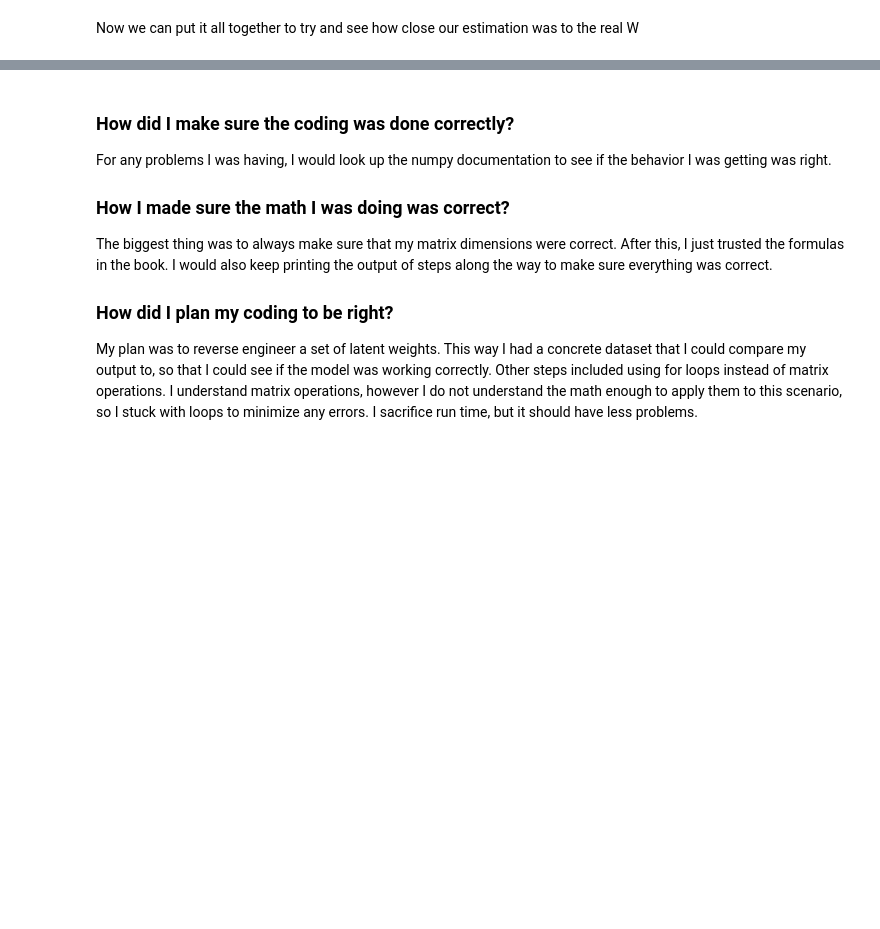
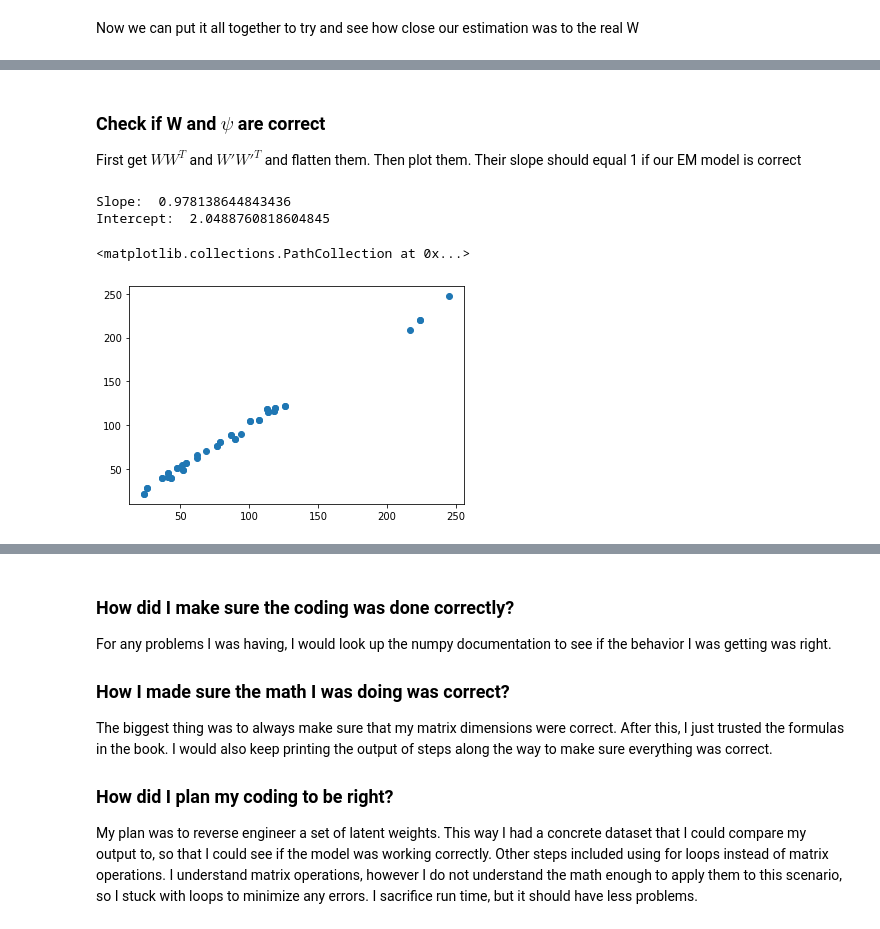
Before and after one commit to styyxofficial/DSC180A-Quarter-1-Project, a Jupyter notebook: references/Factor_Analysis.ipynb, the cells around one changed output, grey strips where cells are left out. Cells and saved outputs as stored; diff of their text form; code cells hidden in the pictures; blank space fills up the shorter version.

```diff
--- a/references/Factor_Analysis.ipynb
+++ b/references/Factor_Analysis.ipynb
@@ -52,7 +60,7 @@ array([[  5.59721184, -15.41500253, -11.29590546,  -5.01221437,
 I will use the "_L" suffix to denote learned variables. We are going to start with randomly initialized variables.
 # %%
 mu_x = np.mean(X, axis=0).reshape(-1, 1)
-W_L = np.random.uniform(low=-5, high=5, size=(X.shape[1], M))
+W_L = np.random.normal(0, 1, size=(X.shape[1], M))
 psi_L = np.diag(np.random.uniform(low=0, high=1, size=X.shape[1]))
 G = inv(np.eye(M) + W_L.T @ inv(psi_L) @ W_L)
 # %% [markdown]
@@ -87,30 +98,35 @@ psi_L = np.diag(np.diag(np.cov(X.T) - (1/N) * W_L @ psi_sum1))
+# %%
+def likelihood():
+    C = W_L @ W_L.T + psi_L
+    return -(N/2) * (np.log(det(C)) + np.trace(np.cov(X.T) * inv(C)))
 # %% [markdown]
 Now we can put it all together to try and see how close our estimation was to the real W
 # %%
-epochs = 100  # Number of iterations to run EM
+epochs = 250  # Number of iterations to run EM
+M = 3  # Number of latent variables
 
 mu_x = np.mean(X, axis=0).reshape(-1, 1)
 W_L = np.random.uniform(low=-5, high=5, size=(X.shape[1], M))
 psi_L = np.diag(np.random.uniform(low=0, high=1, size=X.shape[1]))
+likelihoods = np.zeros(shape=epochs)
 
-
-for _ in range(epochs):
+for i in range(epochs):
     # Expectation Step
     Ez_L = np.empty(X.shape[0], dtype=object)
     Ezzt_L = np.empty(X.shape[0], dtype=object)
     G = inv(np.eye(M) + W_L.T @ inv(psi_L) @ W_L)
 
-    for i in range(0, X.shape[0]):
-        Ez_L[i] = G @ W_L.T @ inv(psi_L) @ (X[i].reshape(-1, 1) - mu_x)
-        Ezzt_L[i] = G + Ez_L[i] @ Ez_L[i].T
+    for j in range(0, X.shape[0]):
+        Ez_L[j] = G @ W_L.T @ inv(psi_L) @ (X[j].reshape(-1, 1) - mu_x)
+        Ezzt_L[j] = G + Ez_L[j] @ Ez_L[j].T
 
 
     # Compute new W
 
     w_sum1 = np.zeros(shape=(X.shape[1], M))
 
-    for i in range(X.shape[0]):
-        w_sum1 += (X[i].reshape(-1, 1) - mu_x) @ Ez_L[i].T
+    for j in range(X.shape[0]):
+        w_sum1 += (X[j].reshape(-1, 1) - mu_x) @ Ez_L[j].T
 
     W_L = w_sum1 @ inv(Ezzt_L.sum(axis=0))
 
@@ -119,10 +135,12 @@ for _ in range(epochs):
 
     psi_sum1 = np.zeros(shape=(M, X.shape[1]))
 
-    for i in range(X.shape[0]):
-        psi_sum1 += Ez_L[i] @ (X[i].reshape(-1, 1) - mu_x).T
+    for j in range(X.shape[0]):
+        psi_sum1 += Ez_L[j] @ (X[j].reshape(-1, 1) - mu_x).T
 
     psi_L = np.diag(np.diag(np.cov(X.T) - (1/N) * W_L @ psi_sum1))
+
+    likelihoods[i] = likelihood()
 # %%
 W_L, W
 # %% [output]
@@ -140,0 +161,14 @@ W_L, W
+# %% [markdown]
+### Check if W and $\psi$ are correct
+First get $WW^T$ and $W'W'^T$ and flatten them. Then plot them. Their slope should equal 1 if our EM model is correct
+# %%
+mdl = LinearRegression().fit(np.ndarray.flatten(W @ W.T).reshape(-1, 1), np.ndarray.flatten(W_L @ W_L.T))
+print("Slope: ", mdl.coef_[0])
+print("Intercept: ", mdl.intercept_)
+
+plt.scatter(x=np.ndarray.flatten(W @ W.T), y=np.ndarray.flatten(W_L @ W_L.T))
+# %% [output]
+Slope:  0.978138644843436
+Intercept:  2.0488760818604845
+<matplotlib.collections.PathCollection at 0x...>
+[figure, added]
```
Also changed, not shown: parts of 15 cells of this notebook, 2 other files.
